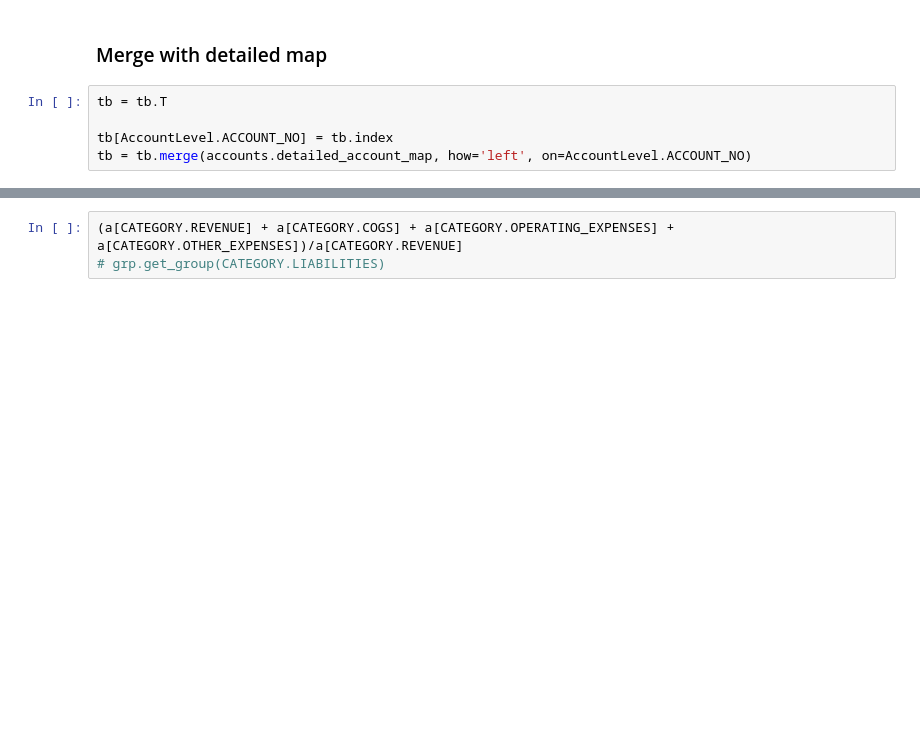
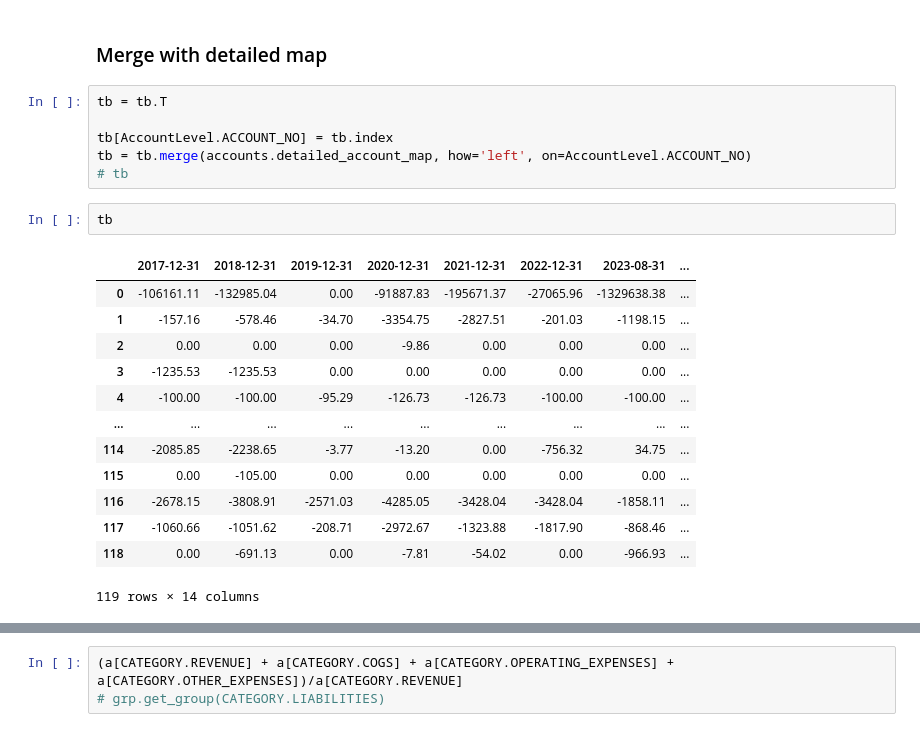
Before and after one commit to jeffwmonroe/Finance-Model, a Jupyter notebook: notebooks/scratch.ipynb, the cells around one changed output, grey strips where cells are left out. Saved outputs shown, nothing was run; the diff lists cells and outputs as text; blank space fills up the shorter version.

```diff
--- a/notebooks/scratch.ipynb
+++ b/notebooks/scratch.ipynb
@@ -55,6 +113,23 @@ tb = tb.T
 
 tb[AccountLevel.ACCOUNT_NO] = tb.index
 tb = tb.merge(accounts.detailed_account_map, how='left', on=AccountLevel.ACCOUNT_NO)
+# tb
+# %%
+tb
+# %% [output]
+|  | 2017-12-31 | 2018-12-31 | 2019-12-31 | 2020-12-31 | 2021-12-31 | 2022-12-31 | 2023-08-31 | ... |
+| 0 | -106161.11 | -132985.04 | 0.00 | -91887.83 | -195671.37 | -27065.96 | -1329638.38 | ... |
+| 1 | -157.16 | -578.46 | -34.70 | -3354.75 | -2827.51 | -201.03 | -1198.15 | ... |
+| 2 | 0.00 | 0.00 | 0.00 | -9.86 | 0.00 | 0.00 | 0.00 | ... |
+| 3 | -1235.53 | -1235.53 | 0.00 | 0.00 | 0.00 | 0.00 | 0.00 | ... |
+| 4 | -100.00 | -100.00 | -95.29 | -126.73 | -126.73 | -100.00 | -100.00 | ... |
+| ... | ... | ... | ... | ... | ... | ... | ... | ... |
+| 114 | -2085.85 | -2238.65 | -3.77 | -13.20 | 0.00 | -756.32 | 34.75 | ... |
+| 115 | 0.00 | -105.00 | 0.00 | 0.00 | 0.00 | 0.00 | 0.00 | ... |
+| 116 | -2678.15 | -3808.91 | -2571.03 | -4285.05 | -3428.04 | -3428.04 | -1858.11 | ... |
+| 117 | -1060.66 | -1051.62 | -208.71 | -2972.67 | -1323.88 | -1817.90 | -868.46 | ... |
+| 118 | 0.00 | -691.13 | 0.00 | -7.81 | -54.02 | 0.00 | -966.93 | ... |
+119 rows × 14 columns
 # %%
 grp = tb.groupby(AccountLevel.CATEGORY)
 grp.first(2)
```
Also changed, not shown: parts of 24 cells of this notebook, 3 other files.
